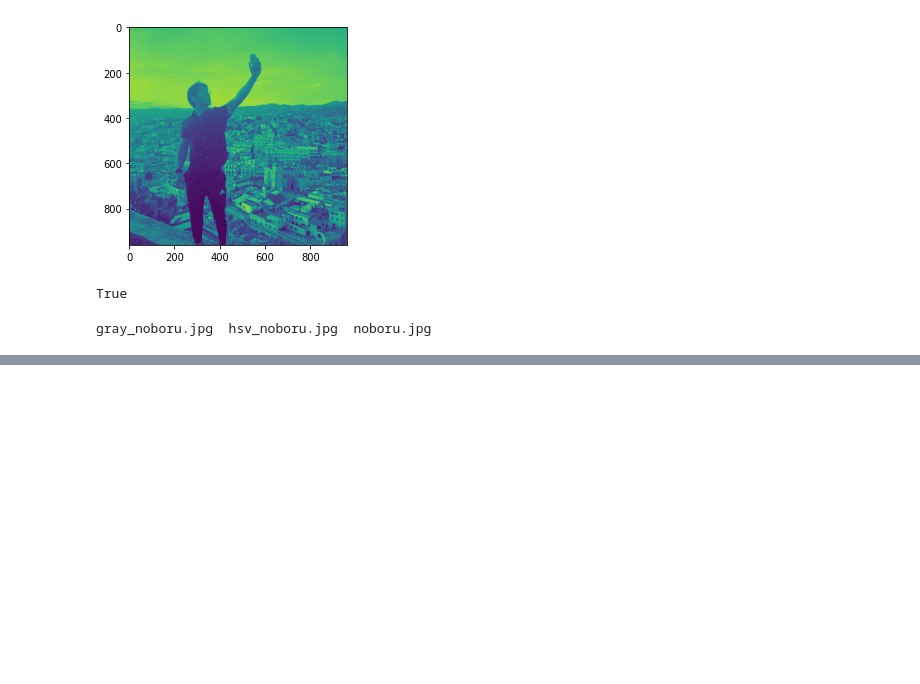
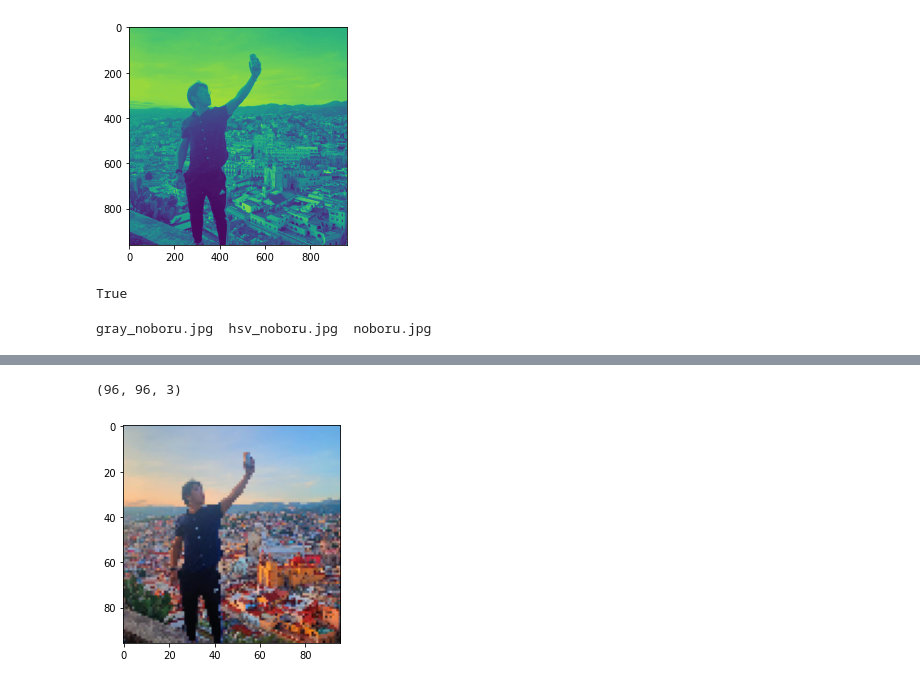
Before and after one commit to nobobobo/ml-handson, a Jupyter notebook: OpenCV_demo.ipynb, the cells around one changed output, grey strips where cells are left out. Drawn from its saved outputs; the diff is of its cells as text; code cells hidden in the pictures; blank space fills up the shorter version.

```diff
--- a/OpenCV_demo.ipynb
+++ b/OpenCV_demo.ipynb
@@ -93,0 +129,8 @@ gray_noboru.jpg  hsv_noboru.jpg  noboru.jpg
+# %%
+resized_img = cv2.resize(img_rgb, (img_rgb.shape[0]//10, img_rgb.shape[1]//10))
+print(resized_img.shape)
+plt.imshow(resized_img)
+plt.show()
+# %% [output]
+(96, 96, 3)
+[figure, added]
```
Also changed, not shown: parts of 11 cells of this notebook.
